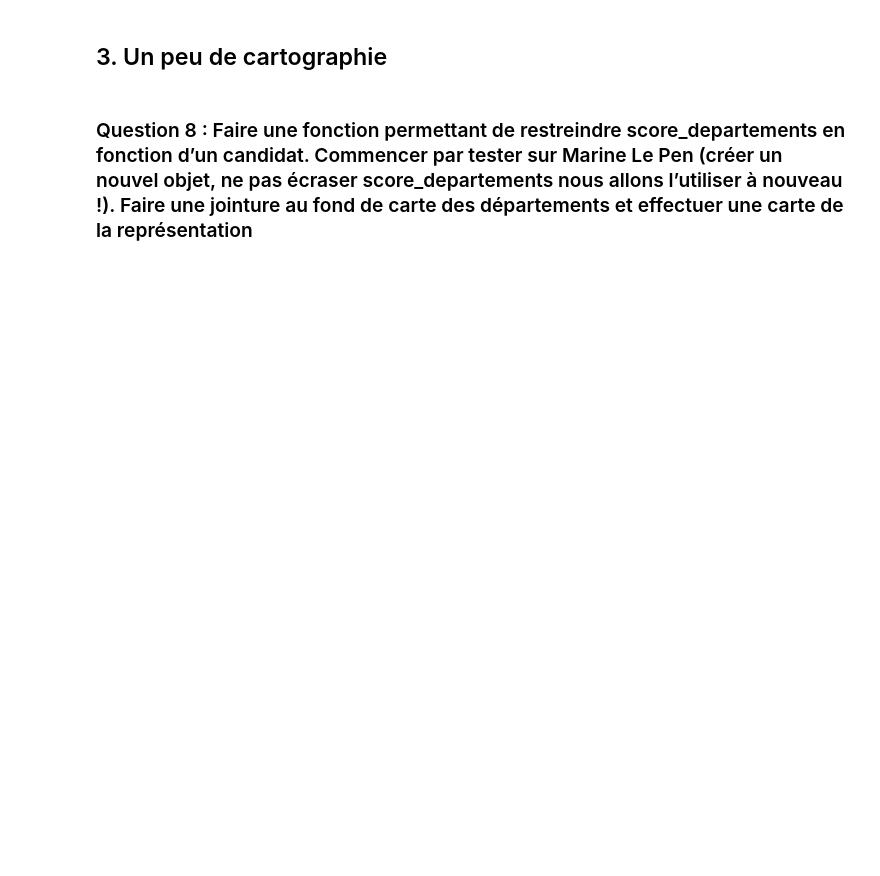
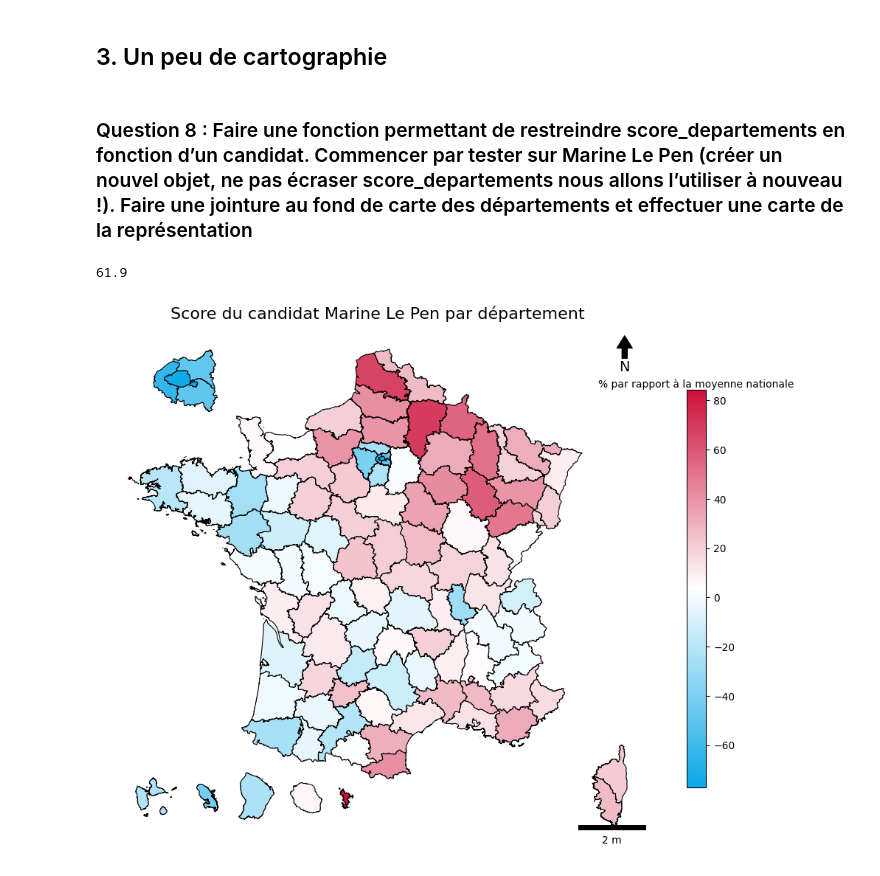
Before and after one commit to djamal2905/evaluation_intermediaire_python_4_data_science_groupe_2c, a Jupyter notebook: reponse.ipynb, the cells around one changed output. Cells and saved outputs as stored; diff of their text form; code cells hidden in the pictures; blank space fills up the shorter version.

```diff
--- a/reponse.ipynb
+++ b/reponse.ipynb
@@ -102,2 +183,20 @@ x.loc[x["code_departement"] == "11"].sort_values("votes", ascending=False)
 # %% [markdown]
 Q5. Refaissons le lien avec le niveau national pour comparer le score départemental avec le score national. Et nommons ce dataframe score_departements, nous allons le réutiliser par la suite.
+# %%
+# Votes par candidat et par département
+score_departements = df.groupby(["code_departement", "candidat"]).agg(
+    votes = ("voix", "sum")
+).reset_index()
+
+# Récupération des totaux sans tenir compte des votes adressé à personne
+total_dep = df.loc[~df["candidat"].isna()].groupby(["code_departement"]).agg(
+    total = ("voix", "sum")
+).reset_index()
+
+# Rajout du total
+score_departements = score_departements.merge(right=total_dep, how="left", on="code_departement")
+
+# Calcul du score
+score_departements["score_departement"] = round(100 * score_departements["votes"] / score_departements["total"], 2)
+score_departements = score_departements.drop(columns="total")
+score_departements
@@ -177,11 +350,18 @@ display_surrepresentation(candidat="Emmanuel MACRON", top=10)
 ## 3. Un peu de cartographie
 # %% [markdown]
 ### Question 8 : Faire une fonction permettant de restreindre score_departements en fonction d’un candidat. Commencer par tester sur Marine Le Pen (créer un nouvel objet, ne pas écraser score_departements nous allons l’utiliser à nouveau !). Faire une jointure au fond de carte des départements et effectuer une carte de la représentation
+# %%
+import numpy as np
+np.max(score_departements['surrepresentation'][score_departements['candidat'].str.lower() == 'EmmaNUEL MACRON'.lower()])
+# %% [output]
+61.9
 # %%
 # Importation de la classe Cartographie et téléchargement des données géographiques
 from Modules.cartographie import Cartographie
 cartographie = Cartographie()
 cartographie.download_departement_borders()
 # %%
-cartographie.afficher_resultats_filtre_score_candidat(df_score=score_departements, candidat="Marine Le Pen", afficher_carte=True)
+cartographie.afficher_resultats_filtre_candidat(df_score=score_departements, candidat="Marine Le Pen", afficher_carte=True)
+# %% [output]
+[figure, added]
 # %%
```
Also changed, not shown: parts of 16 cells of this notebook, 2 other files.
